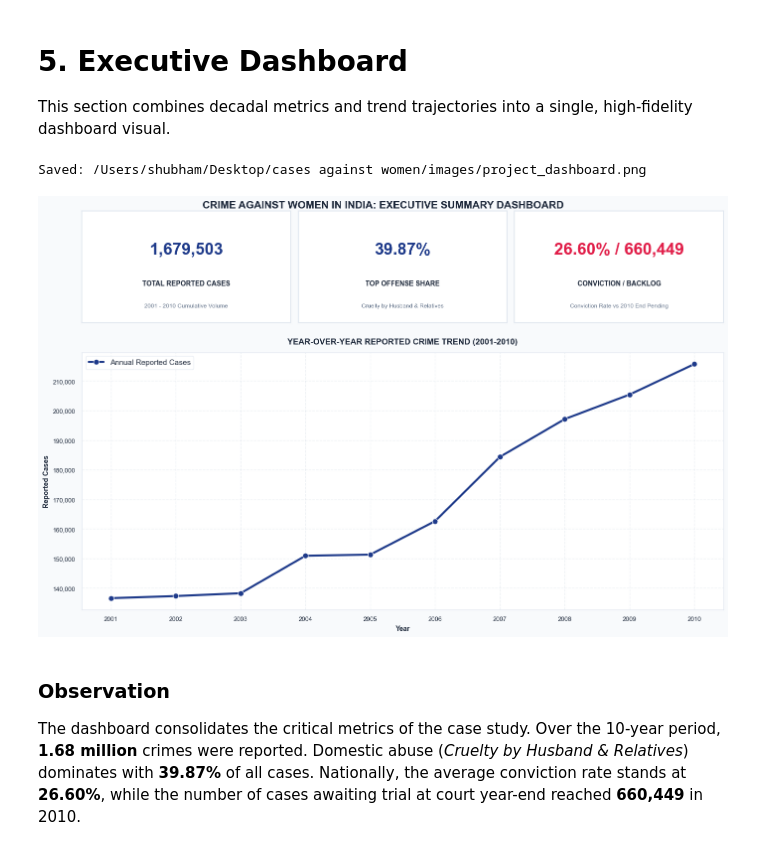
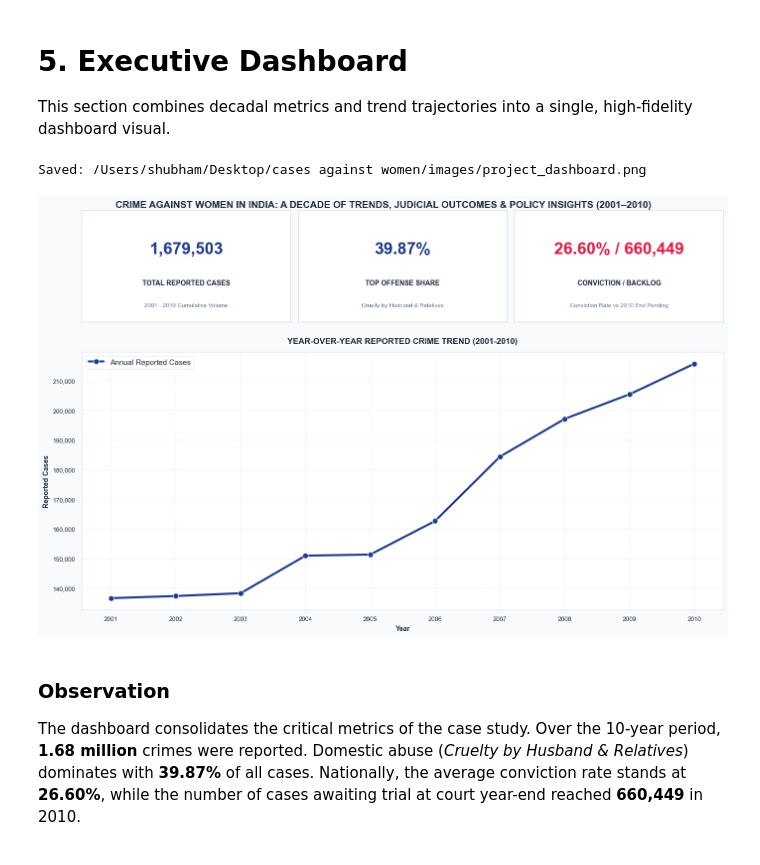
Before and after one commit to ShubhamSnSharma/Crime-Against-Women-Analysis-India, a Jupyter notebook: notebooks/crime_against_women_analysis.ipynb, the cells around one changed output. Saved outputs shown, nothing was run; the diff lists cells and outputs as text; code cells hidden in the pictures.

```diff
--- a/notebooks/crime_against_women_analysis.ipynb
+++ b/notebooks/crime_against_women_analysis.ipynb
@@ -326,35 +326,35 @@ draw_kpi_card(ax_c3, f"{avg_conviction_rate:.2f}% / {pending_trials_2010:,.0f}",
 ax_trend = fig.add_subplot(gs[1, :])
 ax_trend.set_facecolor("#FFFFFF")
 ax_trend.spines[:].set_color("#E2E8F0")
 ax_trend.spines[:].set_linewidth(1)
 ax_trend.grid(True, linestyle="--", alpha=0.3, color="#CBD5E1")
 
 sns.lineplot(
     data=yearly_trend,
     x="Year",
     y="Cases_Reported",
     marker="o",
     markersize=8,
     linewidth=3,
     color=primary_color,
     ax=ax_trend,
     label="Annual Reported Cases"
 )
 
 ax_trend.set_title("YEAR-OVER-YEAR REPORTED CRIME TREND (2001-2010)", fontsize=12, fontweight="bold", pad=12, color=neutral_dark)
 ax_trend.set_xlabel("Year", fontsize=10, fontweight="semibold")
 ax_trend.set_ylabel("Reported Cases", fontsize=10, fontweight="semibold")
 ax_trend.set_xticks(yearly_trend["Year"])
 ax_trend.get_yaxis().set_major_formatter(plt.FuncFormatter(lambda x, loc: "{:,}".format(int(x))))
 ax_trend.legend(loc="upper left", frameon=True, facecolor="#FFFFFF", edgecolor="#E2E8F0")
 
-fig.suptitle("CRIME AGAINST WOMEN IN INDIA: EXECUTIVE SUMMARY DASHBOARD", fontsize=15, fontweight="bold", color=neutral_dark, y=0.97)
+fig.suptitle("CRIME AGAINST WOMEN IN INDIA: A DECADE OF TRENDS, JUDICIAL OUTCOMES & POLICY INSIGHTS (2001–2010)", fontsize=14, fontweight="bold", color=neutral_dark, y=0.97)
 plt.tight_layout()
 save_chart("project_dashboard.png")
 plt.show()
 # %% [output]
 Saved: /Users/shubham/Desktop/cases against women/images/project_dashboard.png
-[figure, old version]
+[figure, new version]
 # %% [markdown]
 ### Observation
 The dashboard consolidates the critical metrics of the case study. Over the 10-year period, **1.68 million** crimes were reported. Domestic abuse (*Cruelty by Husband & Relatives*) dominates with **39.87%** of all cases. Nationally, the average conviction rate stands at **26.60%**, while the number of cases awaiting trial at court year-end reached **660,449** in 2010.
```
Also changed, not shown: parts of 13 cells of this notebook, 4 other files.
